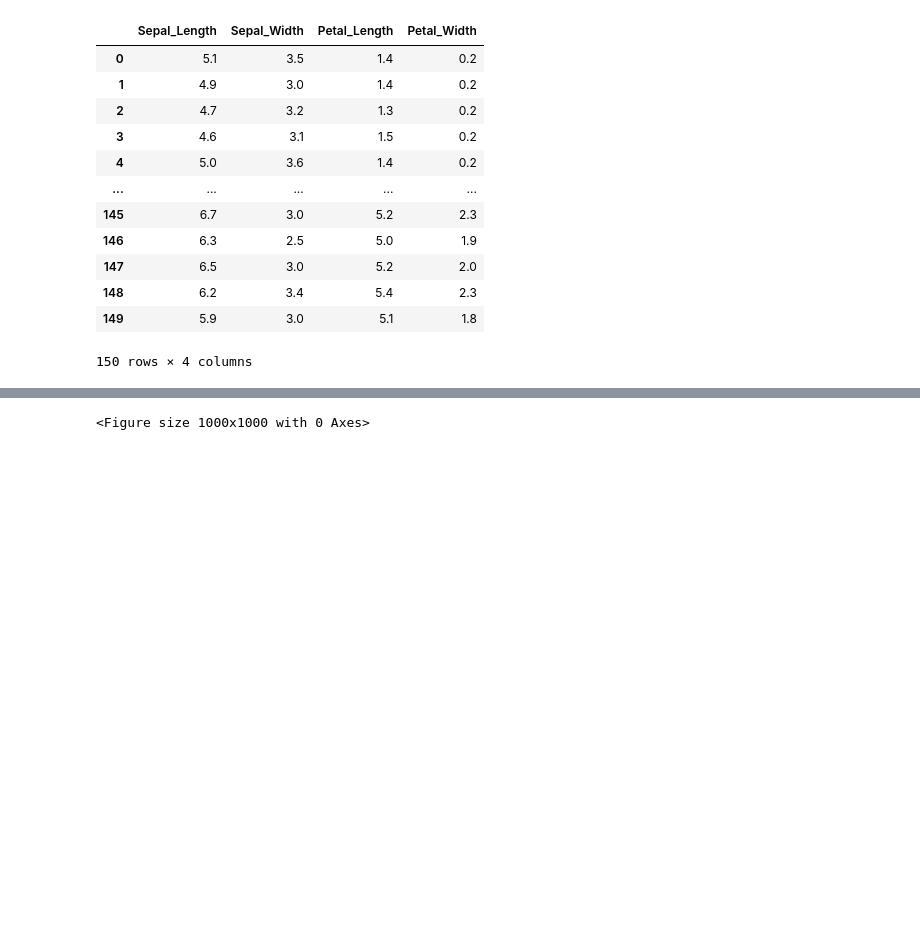
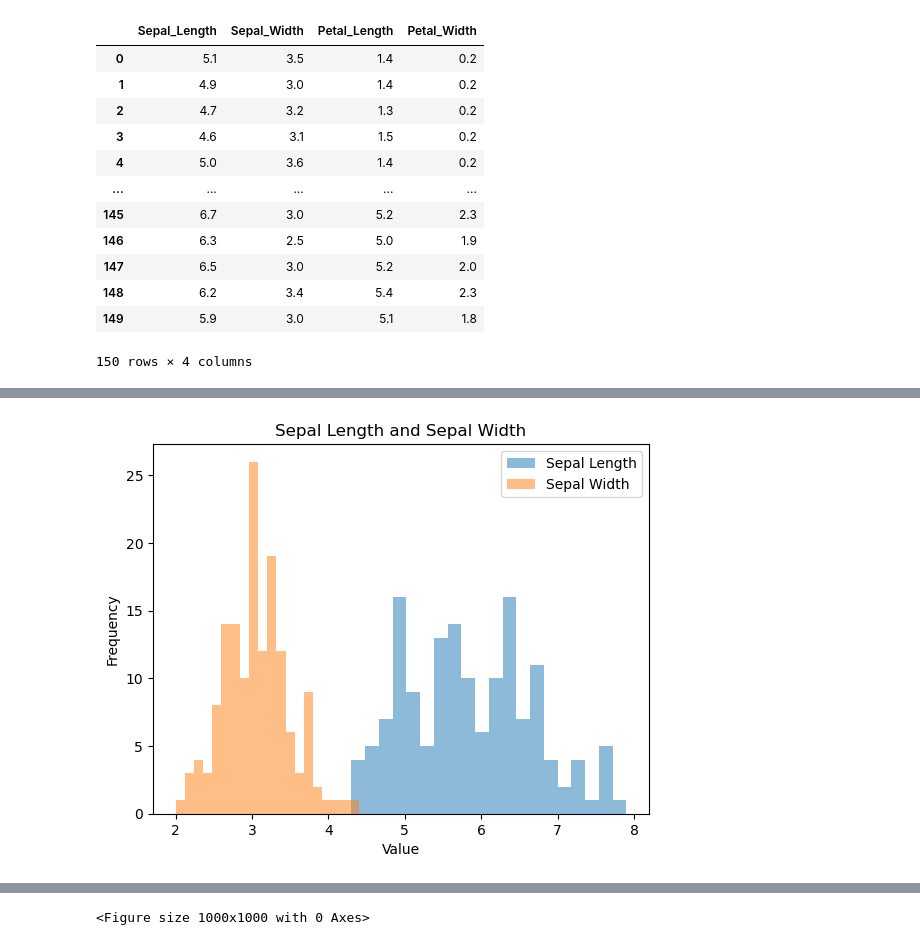
Before and after one commit to SeanE15/MachineLearning-Statistics, a Jupyter notebook: project.ipynb, the cells around one changed output, grey strips where cells are left out. Saved outputs shown, nothing was run; the diff lists cells and outputs as text; code cells hidden in the pictures; blank space fills up the shorter version.

Commit message:
continue exploring the dataset + adding graphs

```diff
--- a/project.ipynb
+++ b/project.ipynb
@@ -237,0 +267,19 @@ x
+# %%
+# Create the histogram for Sepal_Length
+plt.hist(iris['Sepal_Length'], label='Sepal Length', alpha=0.5, bins=20)
+
+# Create the histogram for Sepal_Width
+plt.hist(iris['Sepal_Width'], label='Sepal Width', alpha=0.5, bins=20)
+
+# Add labels and title
+plt.xlabel('Value')
+plt.ylabel('Frequency')
+plt.title('Sepal Length and Sepal Width')
+
+# Add a legend
+plt.legend()
+
+# Show the plot
+plt.show()
+# %% [output]
+[figure, added]
```
Also changed, not shown: parts of 17 cells of this notebook, 1 other file.
